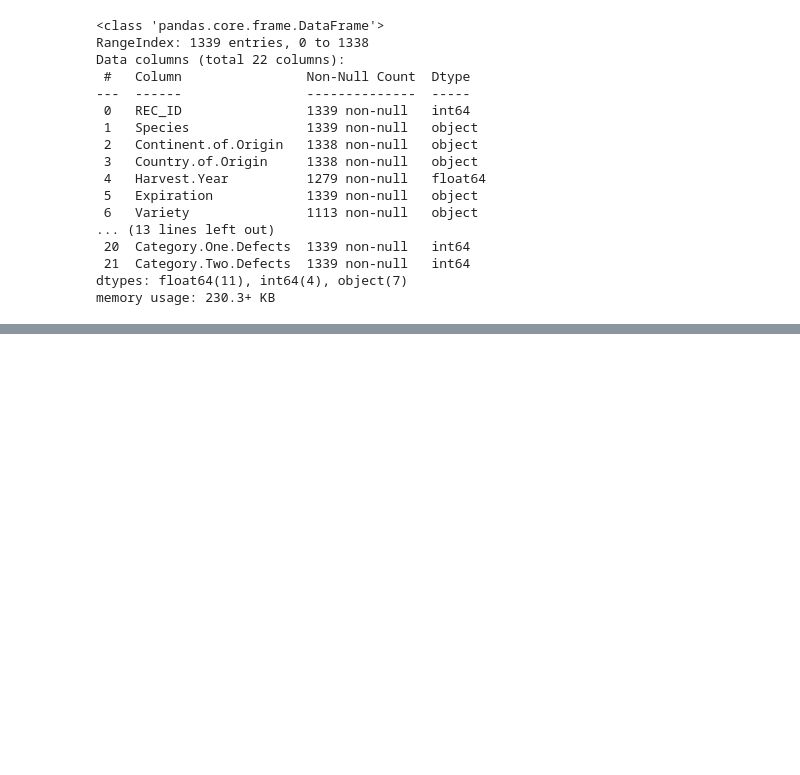
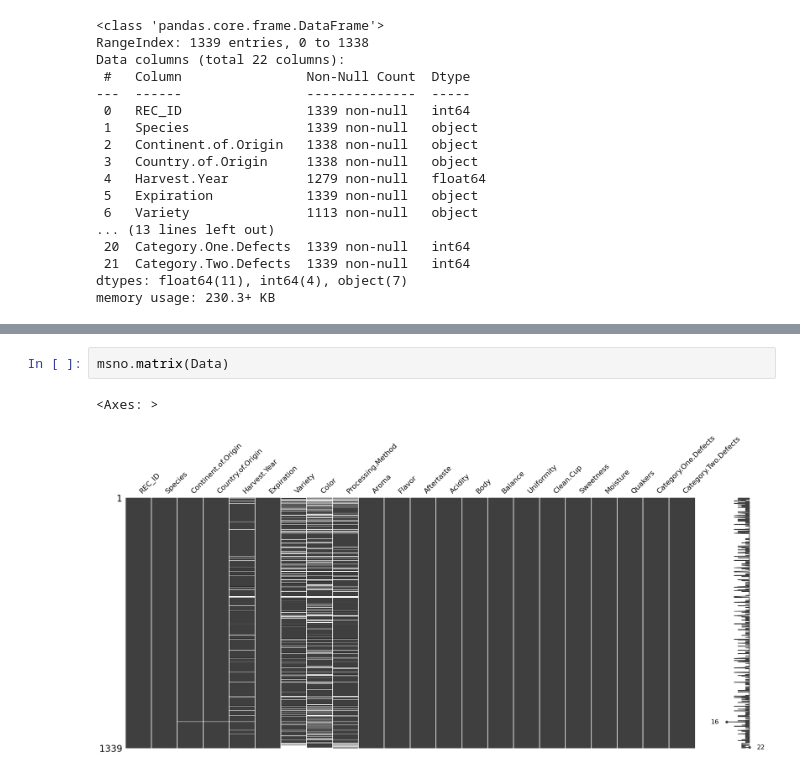
Before and after one commit to andresRah/datascience-novacoffee, a Jupyter notebook: ProyectoDS_Parte1_AndresArevalo.ipynb, the cells around one changed output, grey strips where cells are left out. Drawn from its saved outputs; the diff is of its cells as text; blank space fills up the shorter version.

```diff
--- a/ProyectoDS_Parte1_AndresArevalo.ipynb
+++ b/ProyectoDS_Parte1_AndresArevalo.ipynb
@@ -517,0 +197,5 @@ Text(0.5, 0, 'Estado civil')
+# %%
+msno.matrix(Data)
+# %% [output]
+<Axes: >
+[figure, added]
```
Also changed, not shown: parts of 73 cells of this notebook.
